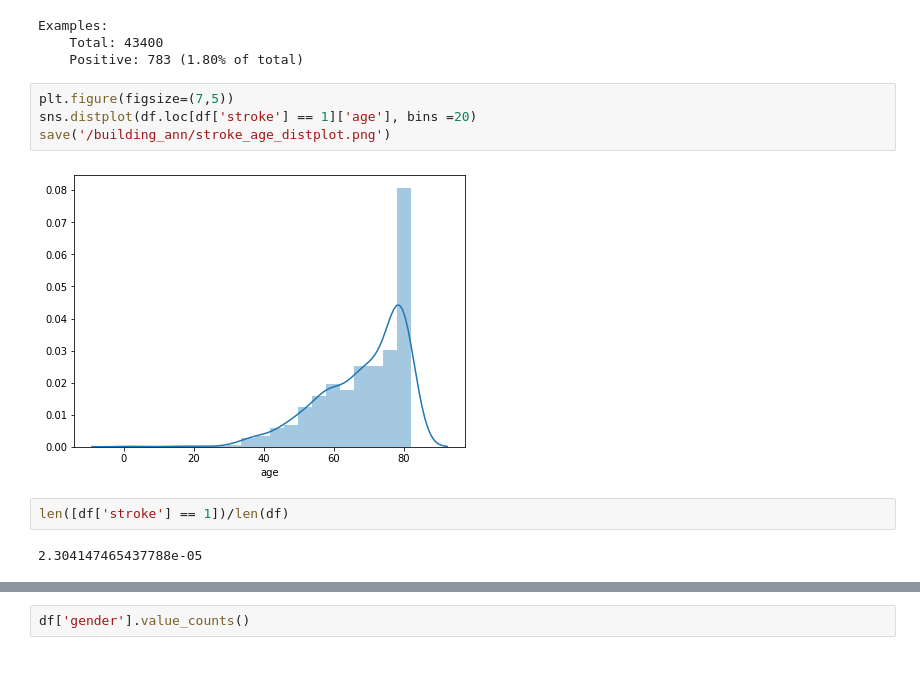
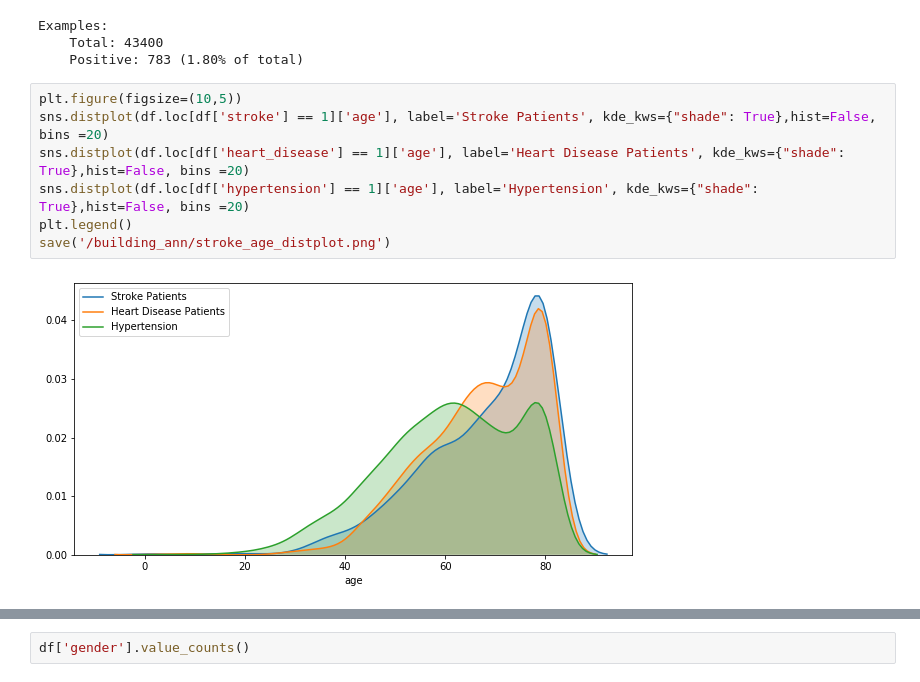
Before and after one commit to dan393/Dissertation, a Jupyter notebook: Code/dissertation/Stroke Predictions.ipynb, the cells around one changed output, grey strips where cells are left out. Saved outputs shown, nothing was run; the diff lists cells and outputs as text.

```diff
--- a/Code/dissertation/Stroke Predictions.ipynb
+++ b/Code/dissertation/Stroke Predictions.ipynb
@@ -60,13 +60,12 @@ print('Examples:\n    Total: {}\n    Positive: {} ({:.2f}% of total)\n'.format(
 Examples:
     Total: 43400
     Positive: 783 (1.80% of total)
-# %%
-plt.figure(figsize=(7,5))
-sns.distplot(df.loc[df['stroke'] == 1]['age'], bins =20)
-save('/building_ann/stroke_age_distplot.png')
-# %% [output]
-[figure, removed]
-# %%
-len([df['stroke'] == 1])/len(df)
-# %% [output]
-2.304147465437788e-05
+# %%
+plt.figure(figsize=(10,5))
+sns.distplot(df.loc[df['stroke'] == 1]['age'], label='Stroke Patients', kde_kws={"shade": True},hist=False, bins =20)
+sns.distplot(df.loc[df['heart_disease'] == 1]['age'], label='Heart Disease Patients', kde_kws={"shade": True},hist=False, bins =20)
+sns.distplot(df.loc[df['hypertension'] == 1]['age'], label='Hypertension', kde_kws={"shade": True},hist=False, bins =20)
+plt.legend()
+save('/building_ann/stroke_age_distplot.png')
+# %% [output]
+[figure, added]
```
Also changed, not shown: parts of 36 cells of this notebook, 3 other files.
